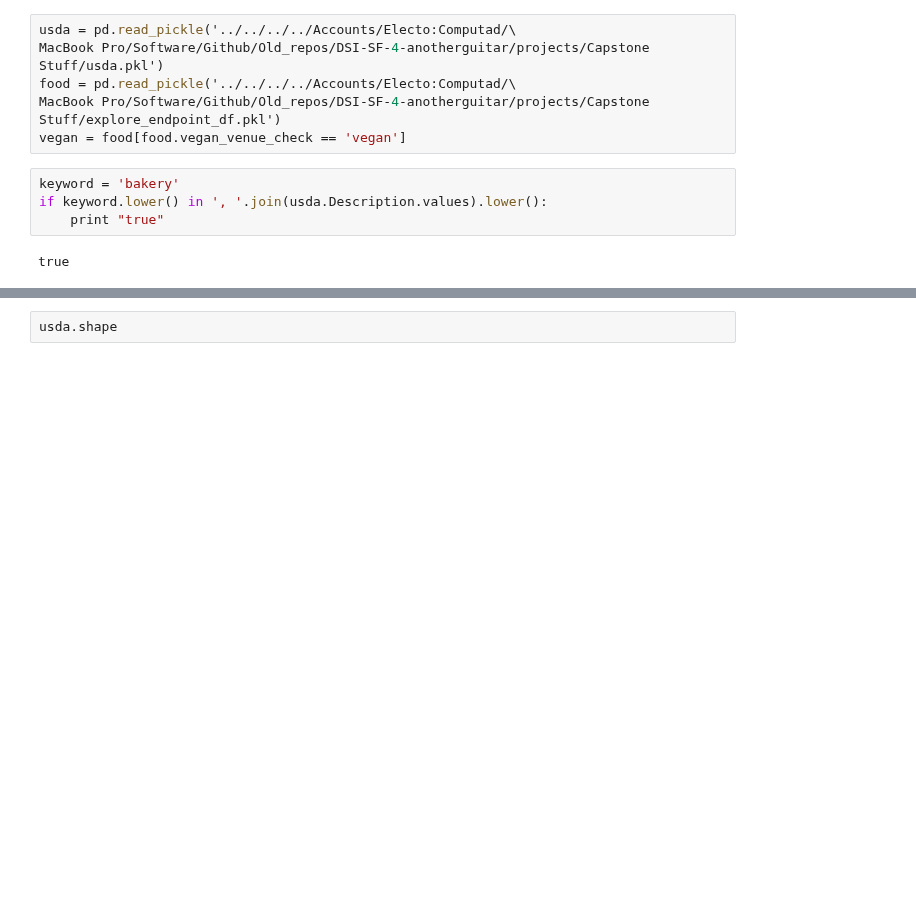
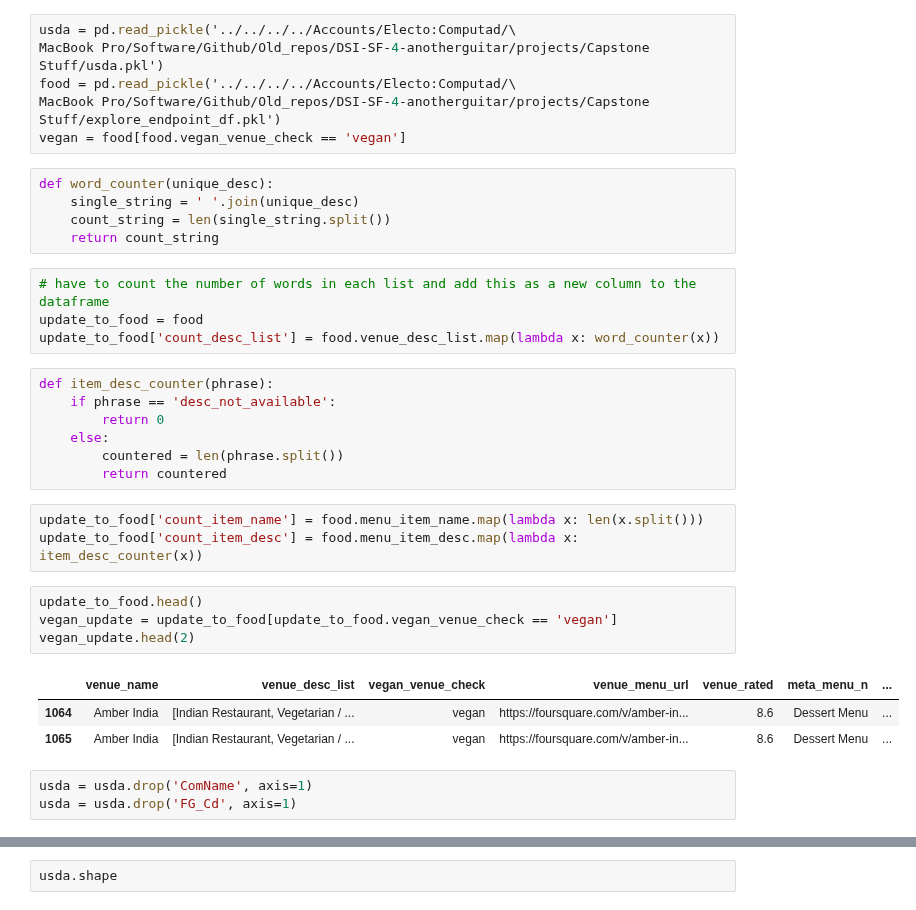
Before and after one commit to AnotherGuitar/DSI-SF-4-anotherguitar, a Jupyter notebook: projects/Capstone Stuff/Setup and Model.ipynb, the cells around one changed output, grey strips where cells are left out. Drawn from its saved outputs; the diff is of its cells as text; blank space fills up the shorter version.

Commit message:
Food group feature engineering, 2/1/17

```diff
--- a/projects/Capstone Stuff/Setup and Model.ipynb
+++ b/projects/Capstone Stuff/Setup and Model.ipynb
@@ -29,12 +29,36 @@ MacBook Pro/Software/Github/Old_repos/DSI-SF-4-anotherguitar/projects/Capstone S
 food = pd.read_pickle('../../../../Accounts/Electo:Computad/\
 MacBook Pro/Software/Github/Old_repos/DSI-SF-4-anotherguitar/projects/Capstone Stuff/explore_endpoint_df.pkl')
 vegan = food[food.vegan_venue_check == 'vegan']
-# %%
-keyword = 'bakery'
-if keyword.lower() in ', '.join(usda.Description.values).lower():
-    print "true"
-# %% [output]
-true
+# %%
+def word_counter(unique_desc):
+    single_string = ' '.join(unique_desc)
+    count_string = len(single_string.split())
+    return count_string
+# %%
+# have to count the number of words in each list and add this as a new column to the dataframe
+update_to_food = food
+update_to_food['count_desc_list'] = food.venue_desc_list.map(lambda x: word_counter(x))
+# %%
+def item_desc_counter(phrase):
+    if phrase == 'desc_not_available':
+        return 0
+    else:
+        countered = len(phrase.split())
+        return countered
+# %%
+update_to_food['count_item_name'] = food.menu_item_name.map(lambda x: len(x.split()))
+update_to_food['count_item_desc'] = food.menu_item_desc.map(lambda x: item_desc_counter(x))
+# %%
+update_to_food.head()
+vegan_update = update_to_food[update_to_food.vegan_venue_check == 'vegan']
+vegan_update.head(2)
+# %% [output]
+|  | venue_name | venue_desc_list | vegan_venue_check | venue_menu_url | venue_rated | meta_menu_n | ... |
+| 1064 | Amber India | [Indian Restaurant, Vegetarian / ... | vegan | https://foursquare.com/v/amber-in... | 8.6 | Dessert Menu | ... |
+| 1065 | Amber India | [Indian Restaurant, Vegetarian / ... | vegan | https://foursquare.com/v/amber-in... | 8.6 | Dessert Menu | ... |
+# %%
+usda = usda.drop('ComName', axis=1)
+usda = usda.drop('FG_Cd', axis=1)
 # %%
 usda.head()
 # %% [output]
```
Also changed, not shown: parts of 19 cells of this notebook.
